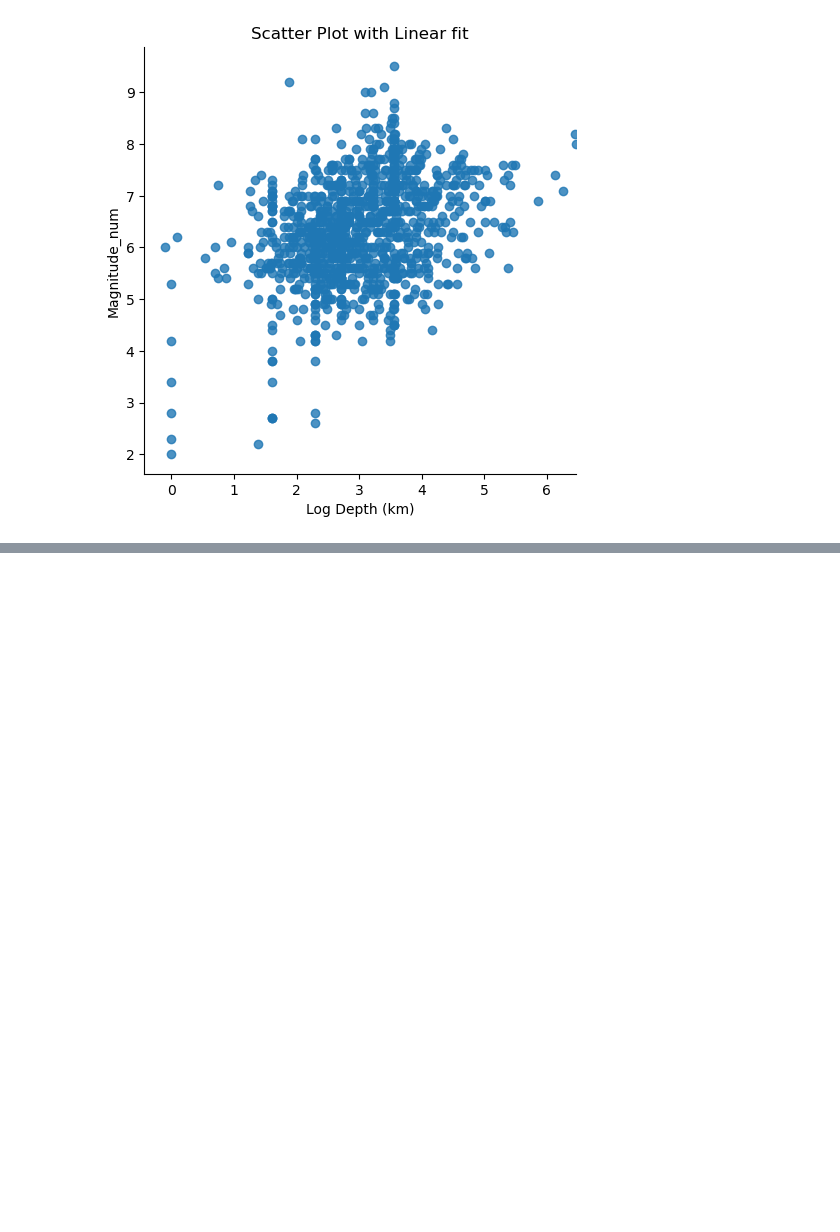
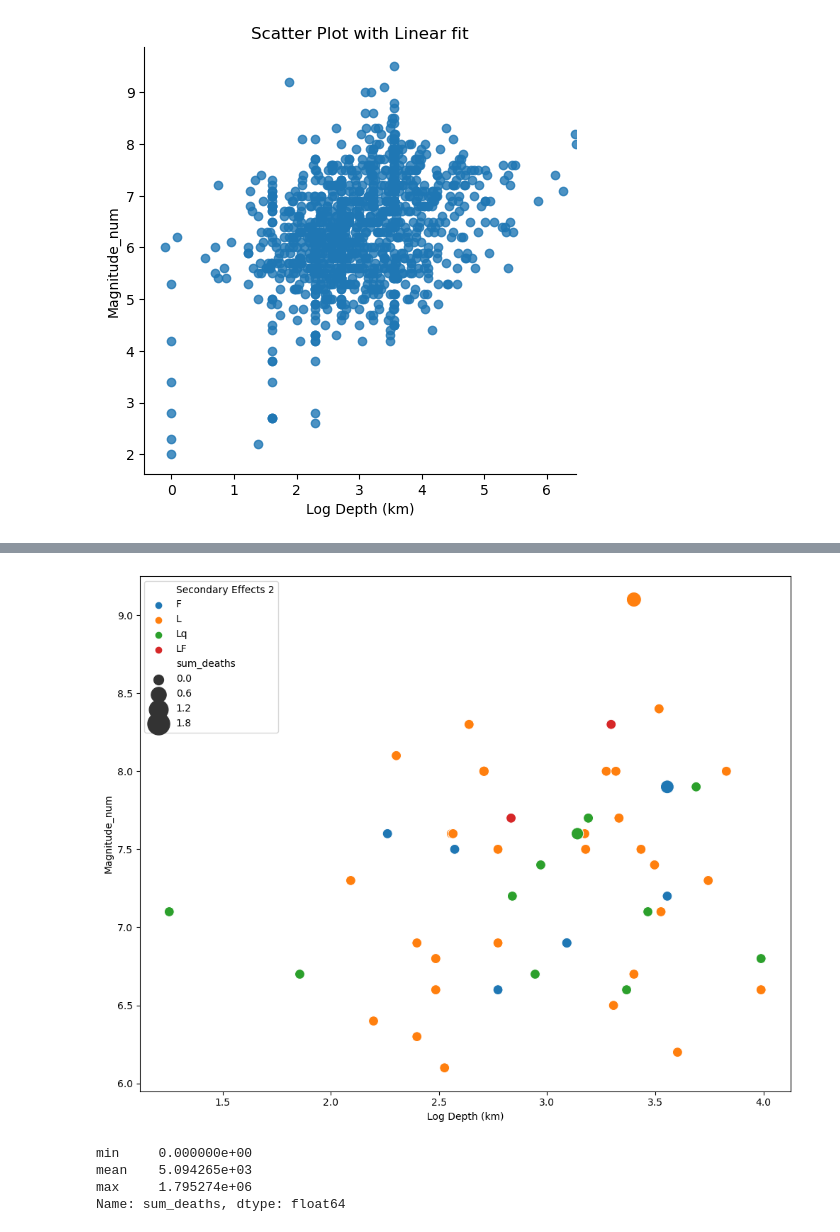
Before and after one commit to nss-data-science-cohort-4/dq3-earthquakes-down-to-earth, a Jupyter notebook: dq3_earthqueck_cleaning.ipynb, the cells around one changed output, grey strips where cells are left out. Cells and saved outputs as stored; diff of their text form; code cells hidden in the pictures; blank space fills up the shorter version.

```diff
--- a/dq3_earthqueck_cleaning.ipynb
+++ b/dq3_earthqueck_cleaning.ipynb
@@ -315,0 +314,17 @@ sns.scatterplot(x='Log Depth (km)', y='Magnitude_num', hue='Secondary Effects',
+# %%
+plt.rcParams.update({'figure.figsize':(10,8), 'figure.dpi':100})
+sns.scatterplot(x='Log Depth (km)', y='Magnitude_num', hue='Secondary Effects 2', size='sum_deaths', sizes=(100, 500), data=earthq_df)
+
+# Put the legend out of the figure
+#plt.legend(bbox_to_anchor=(1.01, 0.54),  borderaxespad=0.)
+
+plt.tight_layout()
+# %% [output]
+[figure, added]
+# %%
+earthq_df['sum_deaths'].agg(['min','mean', 'max'])
+# %% [output]
+min     0.000000e+00
+mean    5.094265e+03
+max     1.795274e+06
+Name: sum_deaths, dtype: float64
```
Also changed, not shown: parts of 20 cells of this notebook.
